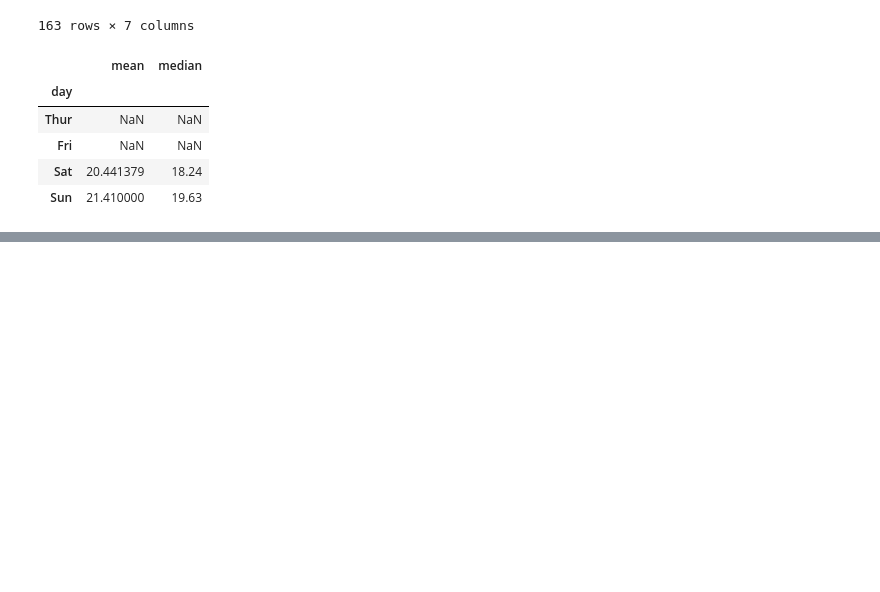
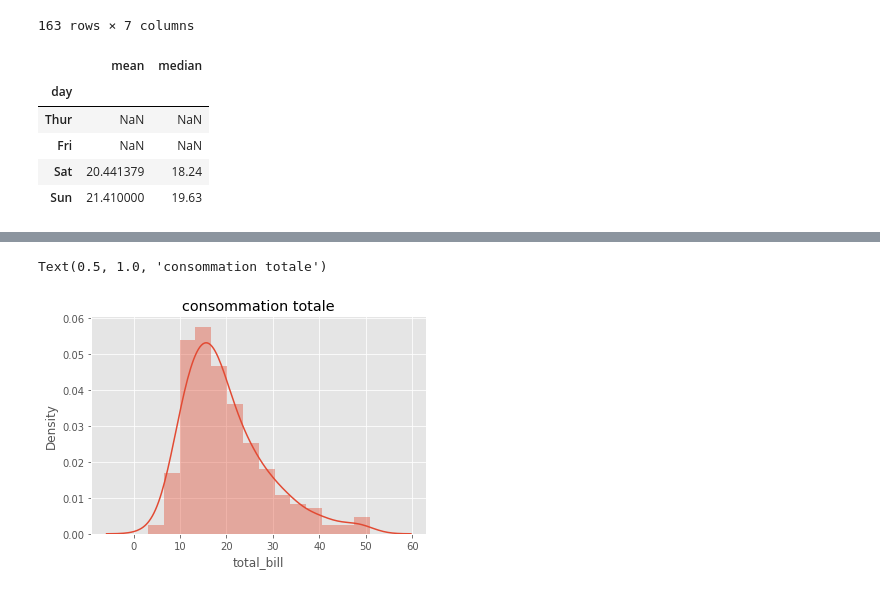
Before and after one commit to hermannkakapeu/STAT_for_ML_and_DL, a Jupyter notebook: Entrainement_1_parametres_stat_description_de_varable.ipynb, the cells around one changed output, grey strips where cells are left out. Drawn from its saved outputs; the diff is of its cells as text; code cells hidden in the pictures; blank space fills up the shorter version.

```diff
--- a/Entrainement_1_parametres_stat_description_de_varable.ipynb
+++ b/Entrainement_1_parametres_stat_description_de_varable.ipynb
@@ -203,0 +229,7 @@ df_week.groupby('day')['total_bill'].agg(['mean', 'median'])
+# %%
+# la fonction 'distplot' affiche par defaut et l'histogramme de la variable et le densité de probabilité
+
+sns.distplot(tips_df['total_bill']).set_title('consommation totale')
+# %% [output]
+Text(0.5, 1.0, 'consommation totale')
+[figure, added]
```
Also changed, not shown: parts of 18 cells of this notebook.
